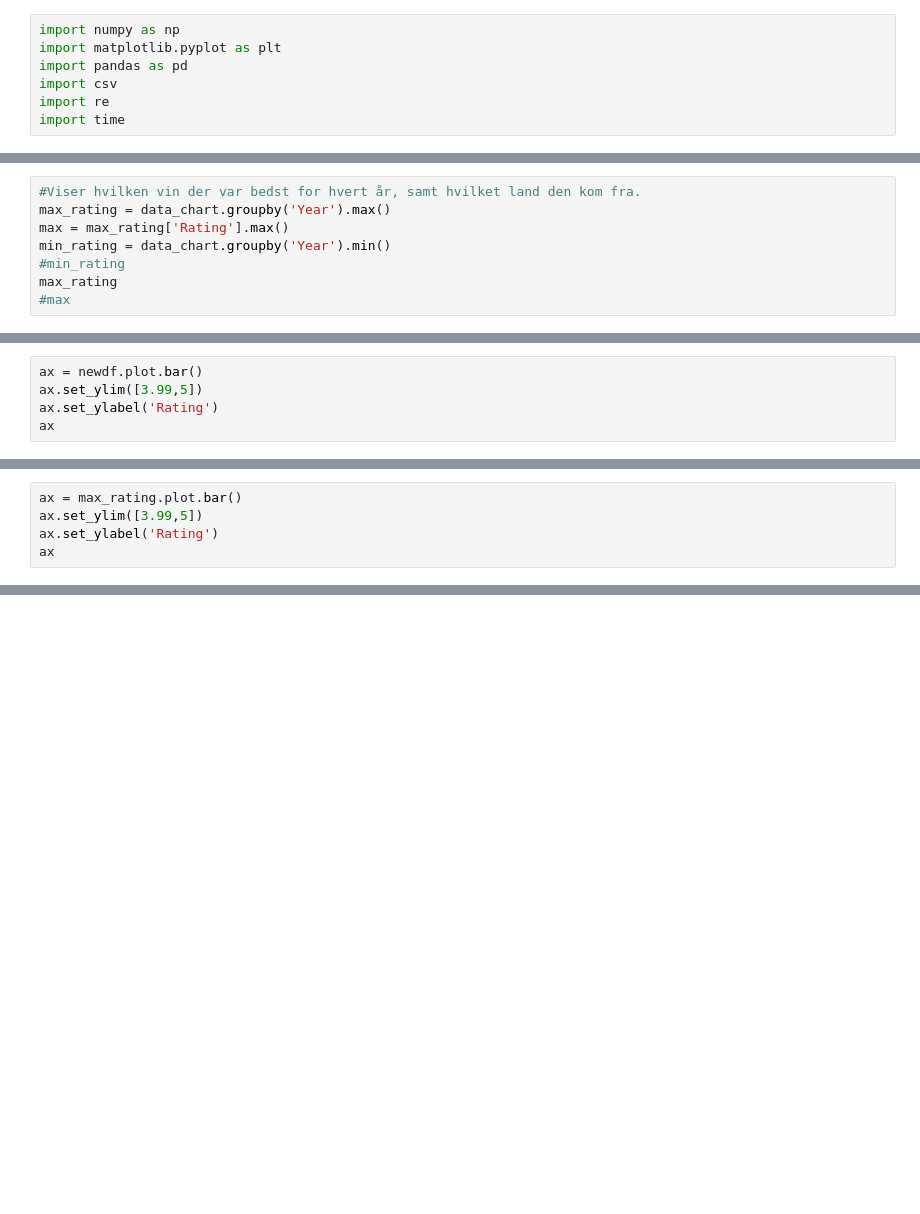
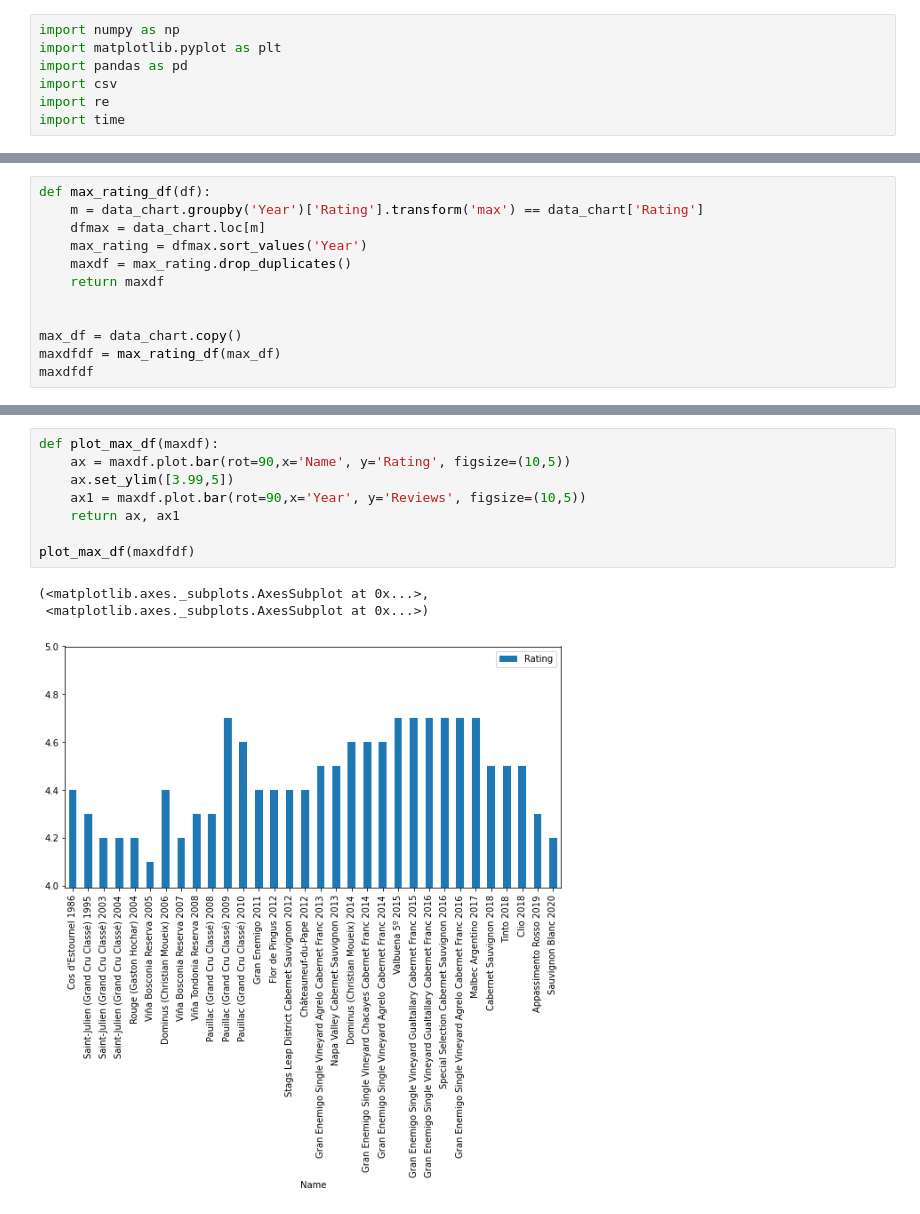
Before and after one commit to MathiasNoeClausen/pythonEksamen, a Jupyter notebook: BestWineByYear.ipynb, the cells around one changed output, grey strips where cells are left out. Saved outputs shown, nothing was run; the diff lists cells and outputs as text; blank space fills up the shorter version.

```diff
--- a/BestWineByYear.ipynb
+++ b/BestWineByYear.ipynb
@@ -33,8 +32,0 @@ data_chart.head()
-# %%
-#Viser hvilken vin der var bedst for hvert år, samt hvilket land den kom fra.
-max_rating = data_chart.groupby('Year').max()
-max = max_rating['Rating'].max()
-min_rating = data_chart.groupby('Year').min()
-#min_rating
-max_rating
-#max
@@ -84,5 +32,0 @@ newdf
-# %%
-ax = newdf.plot.bar()
-ax.set_ylim([3.99,5])
-ax.set_ylabel('Rating')
-ax
@@ -92,5 +32,0 @@ ax
-# %%
-ax = max_rating.plot.bar()
-ax.set_ylim([3.99,5])
-ax.set_ylabel('Rating')
-ax
@@ -99,0 +58,12 @@ ax
+# %%
+def max_rating_df(df):
+    m = data_chart.groupby('Year')['Rating'].transform('max') == data_chart['Rating']
+    dfmax = data_chart.loc[m]
+    max_rating = dfmax.sort_values('Year')
+    maxdf = max_rating.drop_duplicates()
+    return maxdf
+
+
+max_df = data_chart.copy()
+maxdfdf = max_rating_df(max_df)
+maxdfdf
@@ -99,0 +88,12 @@ ax
+# %%
+def plot_max_df(maxdf):
+    ax = maxdf.plot.bar(rot=90,x='Name', y='Rating', figsize=(10,5))
+    ax.set_ylim([3.99,5])
+    ax1 = maxdf.plot.bar(rot=90,x='Year', y='Reviews', figsize=(10,5))
+    return ax, ax1
+
+plot_max_df(maxdfdf)
+# %% [output]
+(<matplotlib.axes._subplots.AxesSubplot at 0x...>,
+ <matplotlib.axes._subplots.AxesSubplot at 0x...>)
+[figure, added]
```
Also changed, not shown: parts of 13 cells of this notebook, 4 other files.
